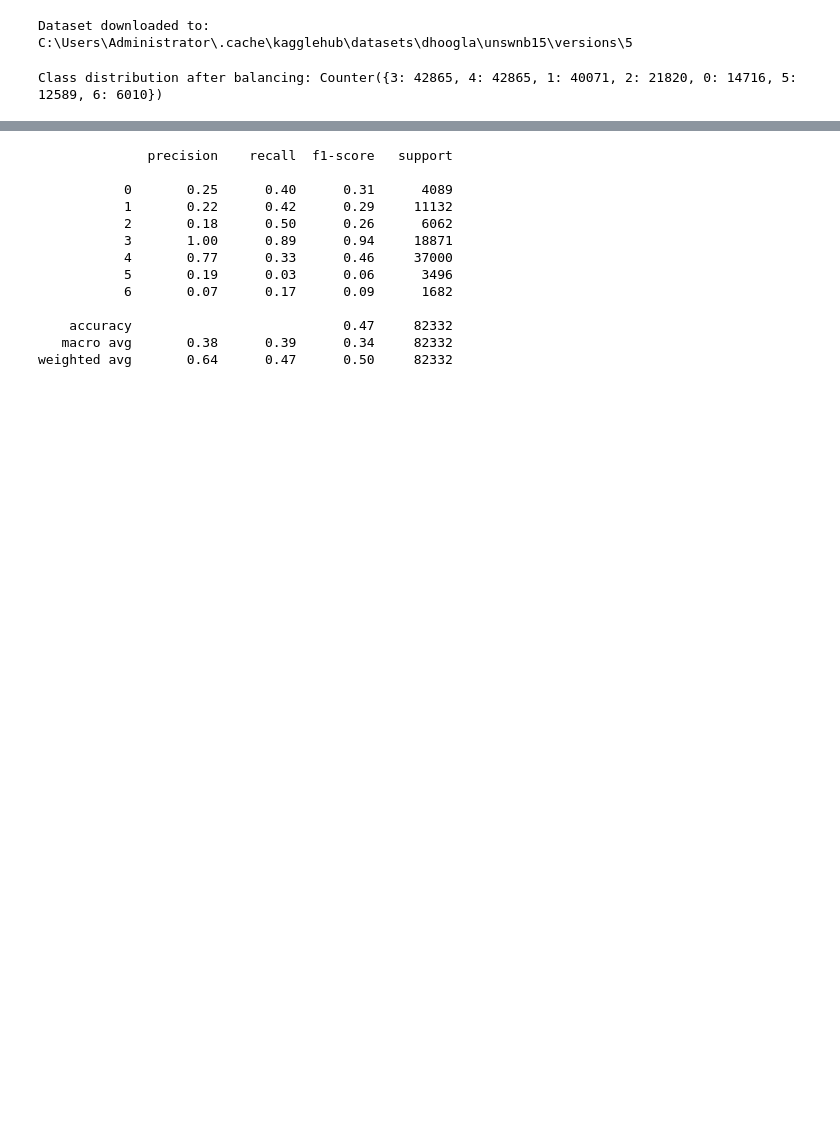
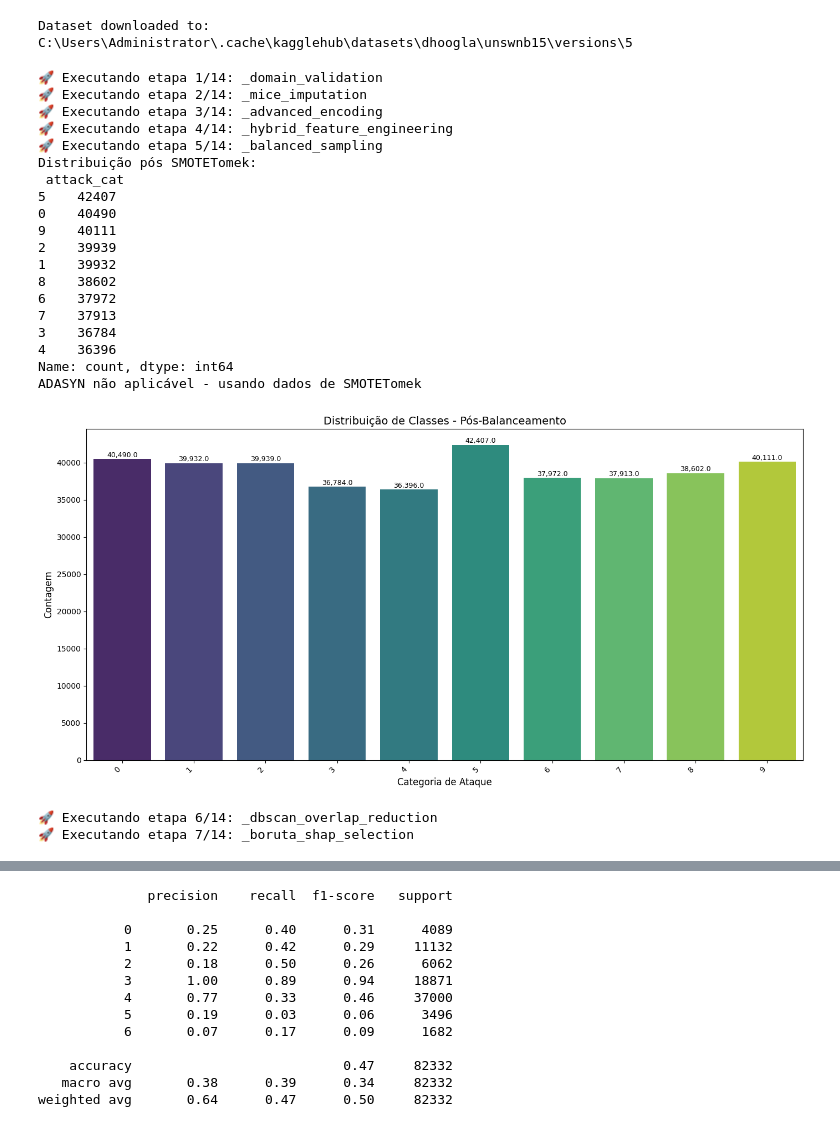
Before and after one commit to eduardosilveira12/cyberattack-classification, a Jupyter notebook: preprocess.ipynb, the cells around one changed output, grey strips where cells are left out. Drawn from its saved outputs; the diff is of its cells as text; code cells hidden in the pictures; blank space fills up the shorter version.

Commit message:
Update on preprocess
Method: _domain_validation()
Method: _mice_imputation()
...

```diff
--- a/preprocess.ipynb
+++ b/preprocess.ipynb
@@ -395,8 +82,3 @@ path = pipeline.download_dataset()
 train_data, test_data = pipeline.load_data()
 # %% [output]
 Dataset downloaded to: C:\Users\Administrator\.cache\kagglehub\datasets\dhoogla\unswnb15\versions\5
-# %%
-preprocessor = UNSWPreprocessor(train_data, test_data, val_size=0.2)
-X_train, X_val, X_test, y_train, y_val, y_test = preprocessor.preprocess_data()
-# %% [output]
-Class distribution after balancing: Counter({3: 42865, 4: 42865, 1: 40071, 2: 21820, 0: 14716, 5: 12589, 6: 6010})
@@ -402,0 +738,31 @@ Class distribution after balancing: Counter({3: 42865, 4: 42865, 1: 40071, 2: 21
+# %%
+# Inicializar e processar
+preprocessor = UNSWPreprocessor(train_data, test_data)
+X_train, X_val, X_test, y_train, y_val, y_test = preprocessor.preprocess()
+
+# Verificar resultados
+print(f"Formato final do treino: {X_train.shape}")
+print(f"Classes únicas: {np.unique(y_train)}")
+# %% [output]
+🚀 Executando etapa 1/14: _domain_validation
+🚀 Executando etapa 2/14: _mice_imputation
+🚀 Executando etapa 3/14: _advanced_encoding
+🚀 Executando etapa 4/14: _hybrid_feature_engineering
+🚀 Executando etapa 5/14: _balanced_sampling
+Distribuição pós SMOTETomek:
+ attack_cat
+5    42407
+0    40490
+9    40111
+2    39939
+1    39932
+8    38602
+6    37972
+7    37913
+3    36784
+4    36396
+Name: count, dtype: int64
+ADASYN não aplicável - usando dados de SMOTETomek
+[figure, added]
+🚀 Executando etapa 6/14: _dbscan_overlap_reduction
+🚀 Executando etapa 7/14: _boruta_shap_selection
```
Also changed, not shown: parts of 7 cells of this notebook, 3 other files.
